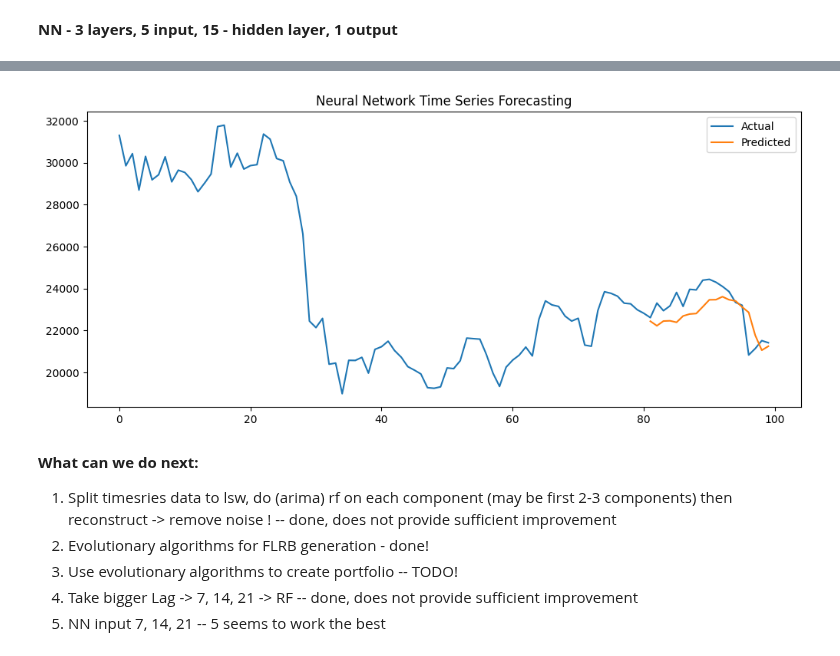
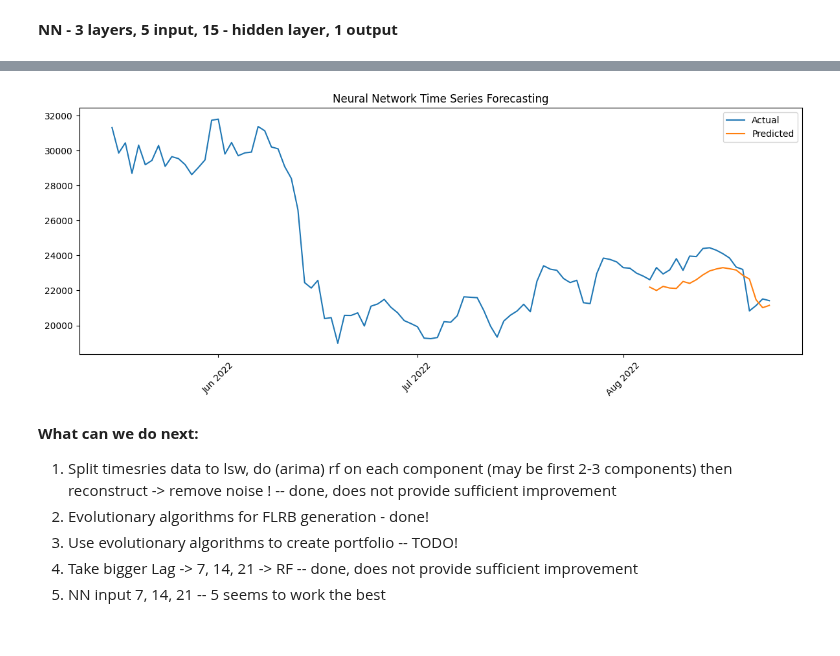
Before and after one commit to maxvonlancaster/nlp-fuzzy, a Jupyter notebook: src/time_series.ipynb, the cells around one changed output, grey strips where cells are left out. Cells and saved outputs as stored; diff of their text form; code cells hidden in the pictures.

```diff
--- a/src/time_series.ipynb
+++ b/src/time_series.ipynb
@@ -1378,6 +1580,8 @@ import pandas as pd
 import matplotlib.pyplot as plt
 import random
 from sklearn.metrics import mean_squared_error
+from sklearn.metrics import r2_score
+import matplotlib.dates as mdates
 
 class SimpleNN(nn.Module):
     def __init__(self):
@@ -1397,6 +1601,8 @@ class SimpleNN(nn.Module):
 
 
 data = pd.read_csv('../resources/Top 100 Crypto Coins/bitcoin.csv')
+data['Date'] = pd.to_datetime(data['Date'])
+dates_last_points = data['Date'].iloc[-take_days:]
 take_days = 100
 lag = 5
 
@@ -1453,13 +1659,31 @@ model.eval()
 with torch.no_grad():
     y_pred_tensor = model(torch.from_numpy(X_test.to_numpy()).float())
     y_pred = y_pred_tensor.numpy()
+    y_pred = np.array(y_pred).flatten()
     rmse = np.sqrt(mean_squared_error(y_test, y_pred))
+    mape = mean_absolute_percentage_error(y_test, y_pred)
+    smape = symmetric_mean_absolute_percentage_error(y_test, y_pred)
+    mase = mean_absolute_scaled_error(y_test.reset_index(drop=True), y_pred, y_train.reset_index(drop=True))
+    r2 = r2_score(y_test, y_pred)
     print("RMSE:", rmse)
+    print("MAPE:", mape)
+    print("sMAPE:", smape)
+    print("MASE:", mase)
+    print("R² Score:", r2)
+
+dates_test = dates_last_points.iloc[train_size + lag:]
 
 plt.figure(figsize=(12, 5))
-plt.plot(np.arange(len(data_last_points)), data_last_points, label='Actual')
-plt.plot(np.arange(train_size + lag, train_size + len(X_test) + lag), y_pred, label='Predicted')
+plt.plot(dates_last_points, data_last_points, label='Actual')
+plt.plot(dates_test, y_pred, label='Predicted')
 plt.legend()
 plt.title('Neural Network Time Series Forecasting')
+
+plt.gca().xaxis.set_major_locator(mdates.MonthLocator())  # ticks every month
+plt.gca().xaxis.set_major_formatter(mdates.DateFormatter('%b %Y'))  # format as short month name
+
+plt.xticks(rotation=45)
+plt.tight_layout()
+
 plt.show()
 # %% [output]
@@ -1483,4 +1707,4 @@ RMSE: 896.765623310661
-[figure, old version]
+[figure, new version]
 # %% [markdown]
 **What can we do next:**
 1. Split timesries data to lsw, do (arima) rf on each component (may be first 2-3 components) then reconstruct -> remove noise ! -- done, does not provide sufficient improvement
```
Also changed, not shown: parts of 15 cells of this notebook, 6 other files.
